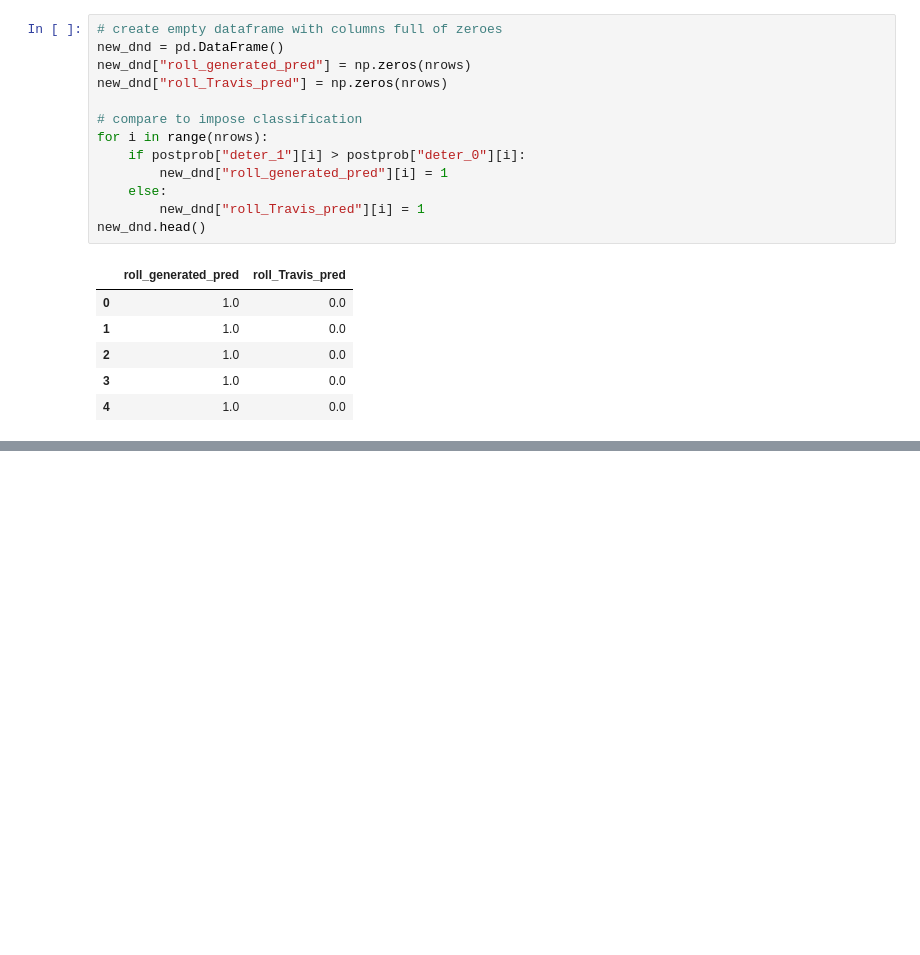
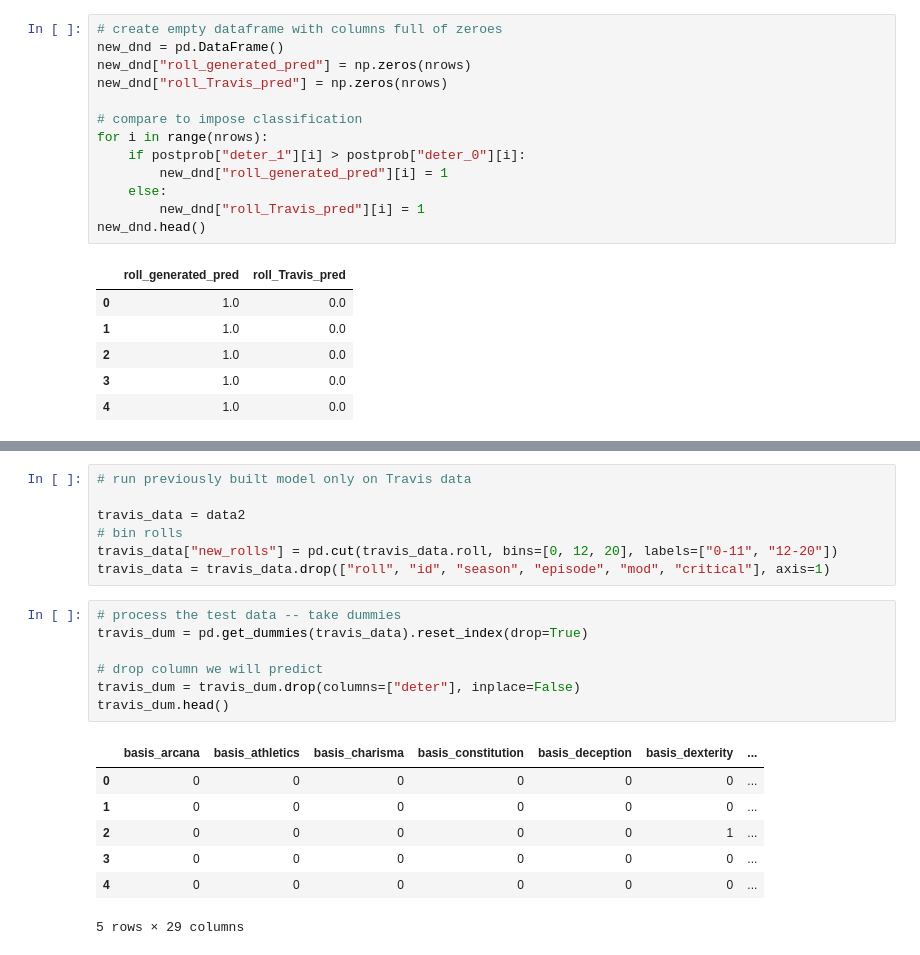
Before and after one commit to kipmccharen/Bayesian-Adventure-Zone, a Jupyter notebook: Naive_DnD.ipynb, the cells around one changed output, grey strips where cells are left out. Saved outputs shown, nothing was run; the diff lists cells and outputs as text; blank space fills up the shorter version.

```diff
--- a/Naive_DnD.ipynb
+++ b/Naive_DnD.ipynb
@@ -243,0 +240,22 @@ confusing_dnd
+# %%
+# run previously built model only on Travis data
+
+travis_data = data2
+# bin rolls
+travis_data["new_rolls"] = pd.cut(travis_data.roll, bins=[0, 12, 20], labels=["0-11", "12-20"])
+travis_data = travis_data.drop(["roll", "id", "season", "episode", "mod", "critical"], axis=1)
+# %%
+# process the test data -- take dummies
+travis_dum = pd.get_dummies(travis_data).reset_index(drop=True)
+
+# drop column we will predict
+travis_dum = travis_dum.drop(columns=["deter"], inplace=False)
+travis_dum.head()
+# %% [output]
+|  | basis_arcana | basis_athletics | basis_charisma | basis_constitution | basis_deception | basis_dexterity | ... |
+| 0 | 0 | 0 | 0 | 0 | 0 | 0 | ... |
+| 1 | 0 | 0 | 0 | 0 | 0 | 0 | ... |
+| 2 | 0 | 0 | 0 | 0 | 0 | 1 | ... |
+| 3 | 0 | 0 | 0 | 0 | 0 | 0 | ... |
+| 4 | 0 | 0 | 0 | 0 | 0 | 0 | ... |
+5 rows × 29 columns
```
Also changed, not shown: parts of 11 cells of this notebook.
